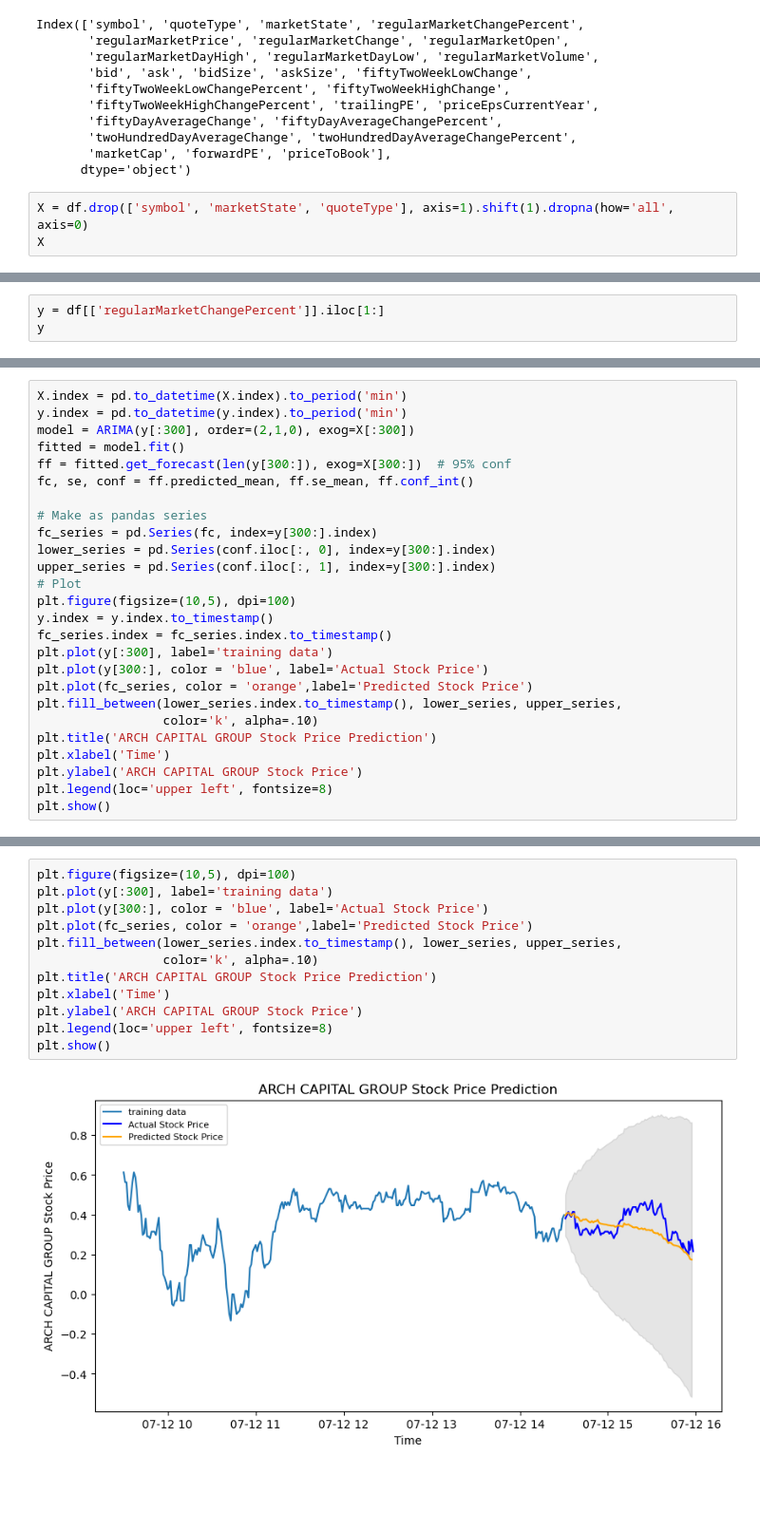
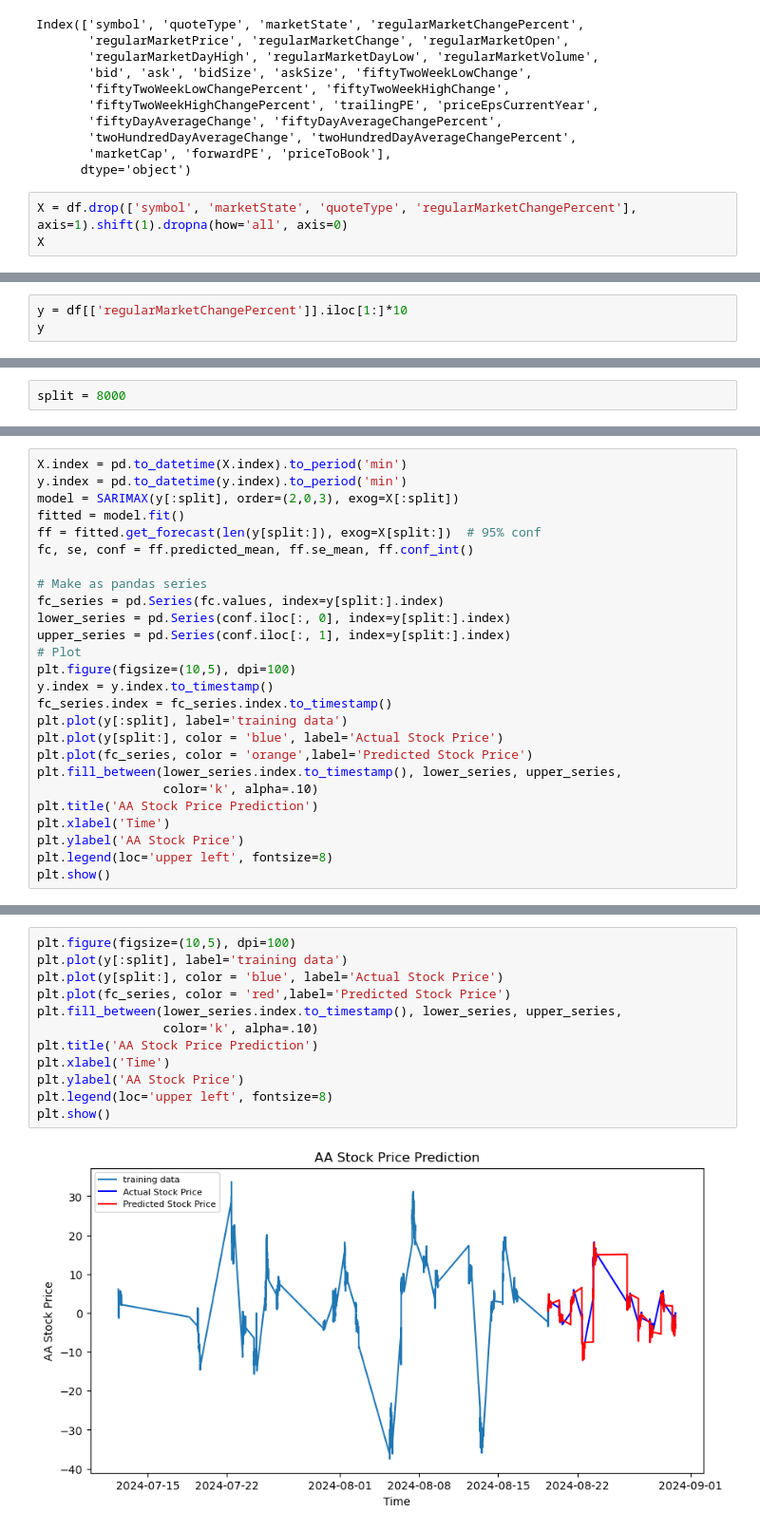
Before and after one commit to astronights/stock-analyzer, a Jupyter notebook: notebooks/Analyses.ipynb, the cells around one changed output, grey strips where cells are left out. Shown at 95% size. Drawn from its saved outputs; the diff is of its cells as text; blank space fills up the shorter version.

```diff
--- a/notebooks/Analyses.ipynb
+++ b/notebooks/Analyses.ipynb
@@ -51,6 +30,6 @@ Index(['symbol', 'quoteType', 'marketState', 'regularMarketChangePercent',
        'marketCap', 'forwardPE', 'priceToBook'],
       dtype='object')
 # %%
-X = df.drop(['symbol', 'marketState', 'quoteType'], axis=1).shift(1).dropna(how='all', axis=0)
+X = df.drop(['symbol', 'marketState', 'quoteType', 'regularMarketChangePercent'], axis=1).shift(1).dropna(how='all', axis=0)
 X
 # %% [output]
@@ -71,5 +50,5 @@ X
 # %%
-y = df[['regularMarketChangePercent']].iloc[1:]
+y = df[['regularMarketChangePercent']].iloc[1:]*10
 y
 # %% [output]
 |  | regularMarketChangePercent |
@@ -89,2 +88,4 @@ y
+# %%
+split = 8000
 # %%
 lgbr = LGBMRegressor()
@@ -193,27 +182,27 @@ Warnings:
 # %%
 X.index = pd.to_datetime(X.index).to_period('min')
 y.index = pd.to_datetime(y.index).to_period('min')
-model = ARIMA(y[:300], order=(2,1,0), exog=X[:300])
+model = SARIMAX(y[:split], order=(2,0,3), exog=X[:split])
 fitted = model.fit()
-ff = fitted.get_forecast(len(y[300:]), exog=X[300:])  # 95% conf
+ff = fitted.get_forecast(len(y[split:]), exog=X[split:])  # 95% conf
 fc, se, conf = ff.predicted_mean, ff.se_mean, ff.conf_int()
 
 # Make as pandas series
-fc_series = pd.Series(fc, index=y[300:].index)
-lower_series = pd.Series(conf.iloc[:, 0], index=y[300:].index)
-upper_series = pd.Series(conf.iloc[:, 1], index=y[300:].index)
+fc_series = pd.Series(fc.values, index=y[split:].index)
+lower_series = pd.Series(conf.iloc[:, 0], index=y[split:].index)
+upper_series = pd.Series(conf.iloc[:, 1], index=y[split:].index)
 # Plot
 plt.figure(figsize=(10,5), dpi=100)
 y.index = y.index.to_timestamp()
 fc_series.index = fc_series.index.to_timestamp()
-plt.plot(y[:300], label='training data')
-plt.plot(y[300:], color = 'blue', label='Actual Stock Price')
+plt.plot(y[:split], label='training data')
+plt.plot(y[split:], color = 'blue', label='Actual Stock Price')
 plt.plot(fc_series, color = 'orange',label='Predicted Stock Price')
 plt.fill_between(lower_series.index.to_timestamp(), lower_series, upper_series,
                  color='k', alpha=.10)
-plt.title('ARCH CAPITAL GROUP Stock Price Prediction')
+plt.title('AA Stock Price Prediction')
 plt.xlabel('Time')
-plt.ylabel('ARCH CAPITAL GROUP Stock Price')
+plt.ylabel('AA Stock Price')
 plt.legend(loc='upper left', fontsize=8)
 plt.show()
 # %% [output]
@@ -241,14 +230,14 @@ pd.concat([fc.reset_index(drop=True), y[300:].reset_index(drop=True)], axis=1).h
 # %%
 plt.figure(figsize=(10,5), dpi=100)
-plt.plot(y[:300], label='training data')
-plt.plot(y[300:], color = 'blue', label='Actual Stock Price')
-plt.plot(fc_series, color = 'orange',label='Predicted Stock Price')
+plt.plot(y[:split], label='training data')
+plt.plot(y[split:], color = 'blue', label='Actual Stock Price')
+plt.plot(fc_series, color = 'red',label='Predicted Stock Price')
 plt.fill_between(lower_series.index.to_timestamp(), lower_series, upper_series,
                  color='k', alpha=.10)
-plt.title('ARCH CAPITAL GROUP Stock Price Prediction')
+plt.title('AA Stock Price Prediction')
 plt.xlabel('Time')
-plt.ylabel('ARCH CAPITAL GROUP Stock Price')
+plt.ylabel('AA Stock Price')
 plt.legend(loc='upper left', fontsize=8)
 plt.show()
 # %% [output]
-[figure, old version]
+[figure, new version]
```
Also changed, not shown: parts of 16 cells of this notebook, 2 other files.
